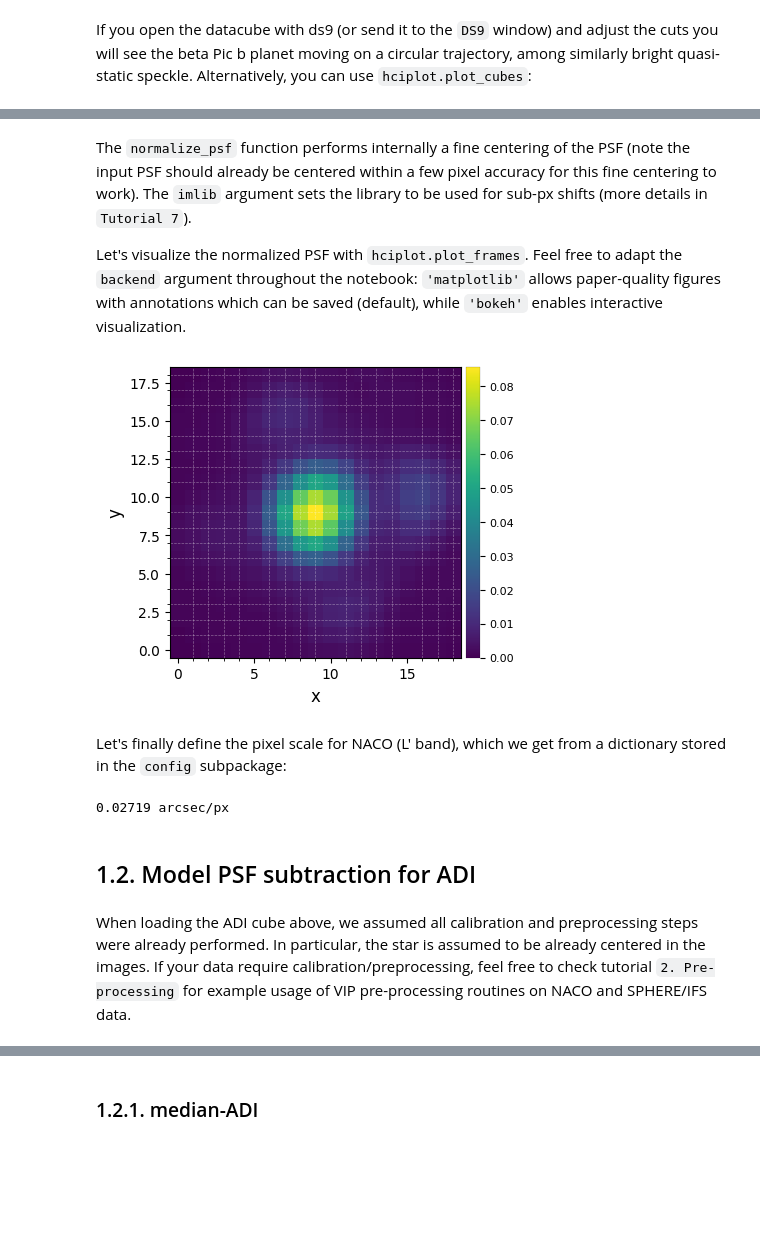
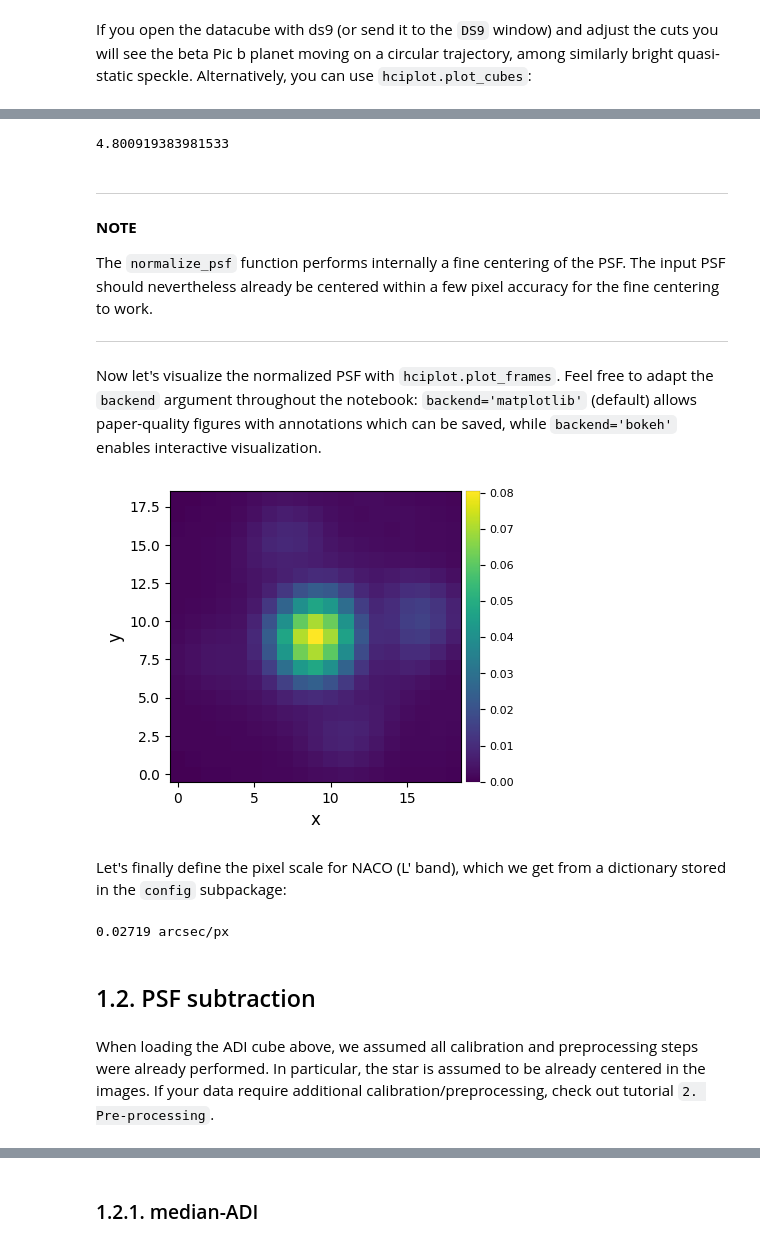
Before and after one commit to vortex-exoplanet/VIP, a Jupyter notebook: docs/source/tutorials/01A_quickstart.ipynb, the cells around one changed output, grey strips where cells are left out. Drawn from its saved outputs; the diff is of its cells as text; code cells hidden in the pictures; blank space fills up the shorter version.

```diff
--- a/docs/source/tutorials/01A_quickstart.ipynb
+++ b/docs/source/tutorials/01A_quickstart.ipynb
@@ -150,0 +141,5 @@ Flux in 1xFWHM aperture: 1.228
+# %%
+%matplotlib inline
+from vip_hci.fm import normalize_psf  # fm is the forward modeling subpackage, with various tools for the characterization of point sources and extended signals.
+
+psfn, flux, fwhm_naco = normalize_psf(psf, size=19, debug=True, full_output=True)
@@ -151,20 +161,31 @@ Flux in 1xFWHM aperture: 1.228
+# %%
+print(fwhm_naco)
+# %% [output]
+4.800919383981533
+# %% [markdown]
+---
+**NOTE**
+
+The `normalize_psf` function performs internally a fine centering of the PSF. The input PSF should nevertheless already be centered within a few pixel accuracy for the fine centering to work.
+
+---
 # %% [markdown]
-The `normalize_psf` function performs internally a fine centering of the PSF (note the input PSF should already be centered within a few pixel accuracy for this fine centering to work). The `imlib` argument sets the library to be used for sub-px shifts (more details in `Tutorial 7`).
-
-Let's visualize the normalized PSF with `hciplot.plot_frames`. Feel free to adapt the `backend` argument throughout the notebook: `'matplotlib'` allows paper-quality figures with annotations which can be saved (default), while `'bokeh'` enables interactive visualization.
+Now let's visualize the normalized PSF with `hciplot.plot_frames`. Feel free to adapt the `backend` argument throughout the notebook: `backend='matplotlib'` (default) allows paper-quality figures with annotations which can be saved, while `backend='bokeh'` enables interactive visualization.
 # %%
-plot_frames(psfn, grid=True, size_factor=4)
+plot_frames(psfn, size_factor=4)#, backend='bokeh')
 # %% [output]
-[figure, old version]
+[figure, new version]
 # %% [markdown]
 Let's finally define the pixel scale for NACO (L' band), which we get from a dictionary stored in the `config` subpackage:
-# %%
-pxscale_naco = VLT_NACO['plsc']
-print(pxscale_naco, "arcsec/px")
-# %% [output]
-0.02719 arcsec/px
+# %%
+from vip_hci.config import VLT_NACO  # config is a subpackage with configuration files and parameter/dictionary definition
+
+pxscale_naco = VLT_NACO['plsc']
+print(pxscale_naco, "arcsec/px")
+# %% [output]
+0.02719 arcsec/px
 # %% [markdown]
-## 1.2. Model PSF subtraction for ADI
+## 1.2. PSF subtraction
 # %% [markdown]
-When loading the ADI cube above, we assumed all calibration and preprocessing steps were already performed. In particular, the star is assumed to be already centered in the images. If your data require calibration/preprocessing, feel free to check tutorial `2. Pre-processing` for example usage of VIP pre-processing routines on NACO and SPHERE/IFS data.
+When loading the ADI cube above, we assumed all calibration and preprocessing steps were already performed. In particular, the star is assumed to be already centered in the images. If your data require additional calibration/preprocessing, check out tutorial `2. Pre-processing`.
 # %% [markdown]
```
Also changed, not shown: parts of 57 cells of this notebook, 21 other files.
